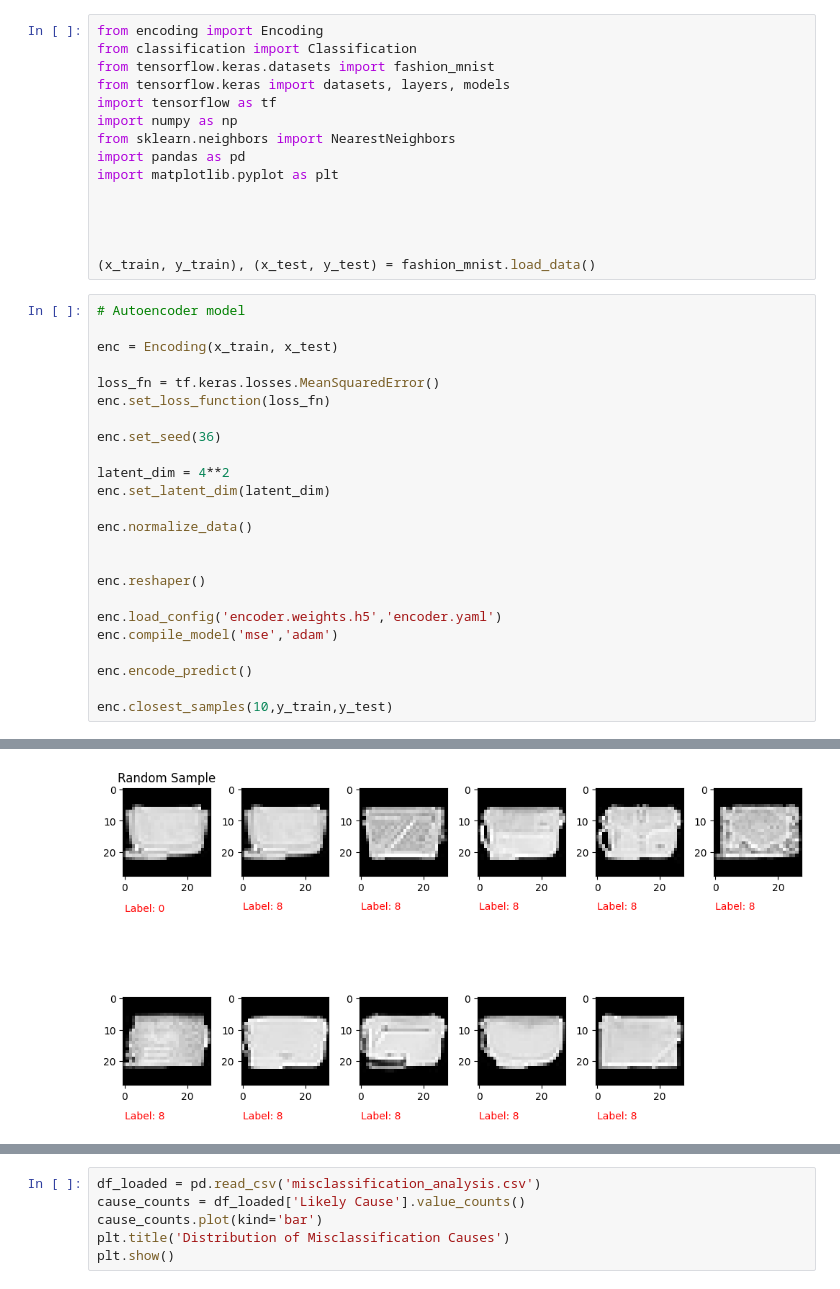
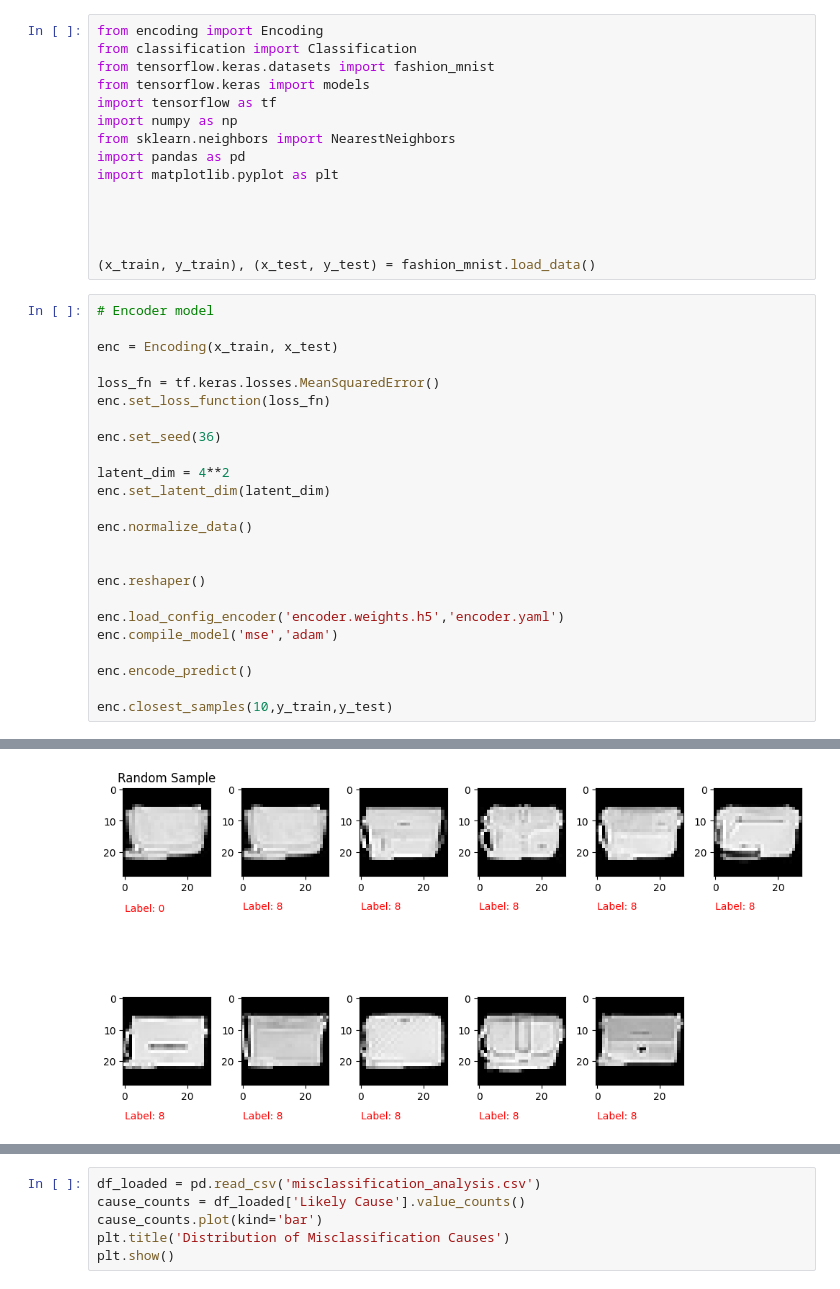
Before and after one commit to Stan-DT/AI-Project-2, a Jupyter notebook: model explainability.ipynb, the cells around one changed output, grey strips where cells are left out. Drawn from its saved outputs; the diff is of its cells as text.

```diff
--- a/model explainability.ipynb
+++ b/model explainability.ipynb
@@ -2,7 +2,7 @@
 from encoding import Encoding
 from classification import Classification
 from tensorflow.keras.datasets import fashion_mnist
-from tensorflow.keras import datasets, layers, models
+from tensorflow.keras import models
 import tensorflow as tf
 import numpy as np
 from sklearn.neighbors import NearestNeighbors
@@ -14,7 +14,7 @@ import matplotlib.pyplot as plt
 
 (x_train, y_train), (x_test, y_test) = fashion_mnist.load_data()
 # %%
-# Autoencoder model
+# Encoder model
 
 enc = Encoding(x_train, x_test)
 
@@ -31,7 +31,7 @@ enc.normalize_data()
 
 enc.reshaper()
 
-enc.load_config('encoder.weights.h5','encoder.yaml')
+enc.load_config_encoder('encoder.weights.h5','encoder.yaml')
 enc.compile_model('mse','adam')
 
 enc.encode_predict()
@@ -43,4 +43,4 @@ enc.closest_samples(10,y_train,y_test)
-[figure, old version]
+[figure, new version]
 # %%
 # Classification model
 
```
Also changed, not shown: parts of 4 cells of this notebook, 2 other files.
